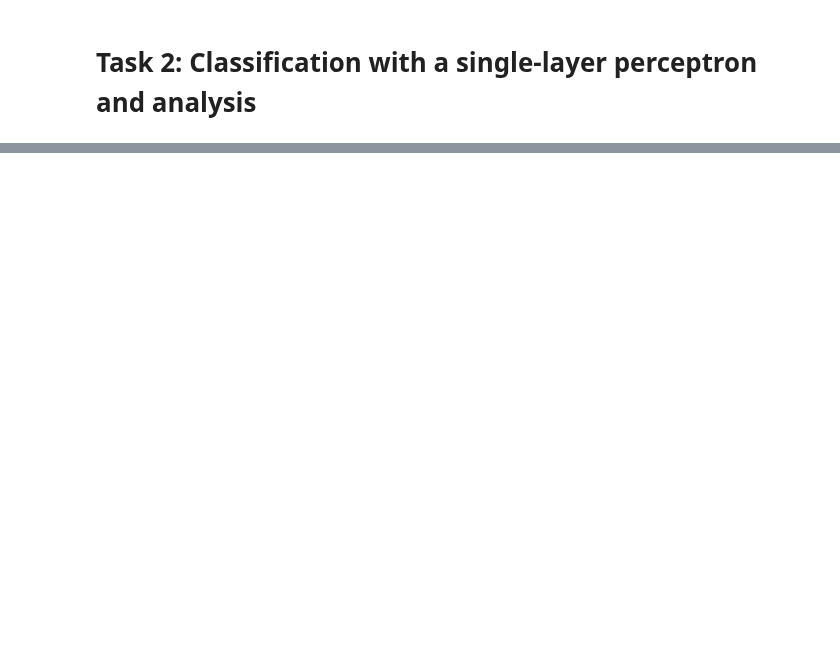
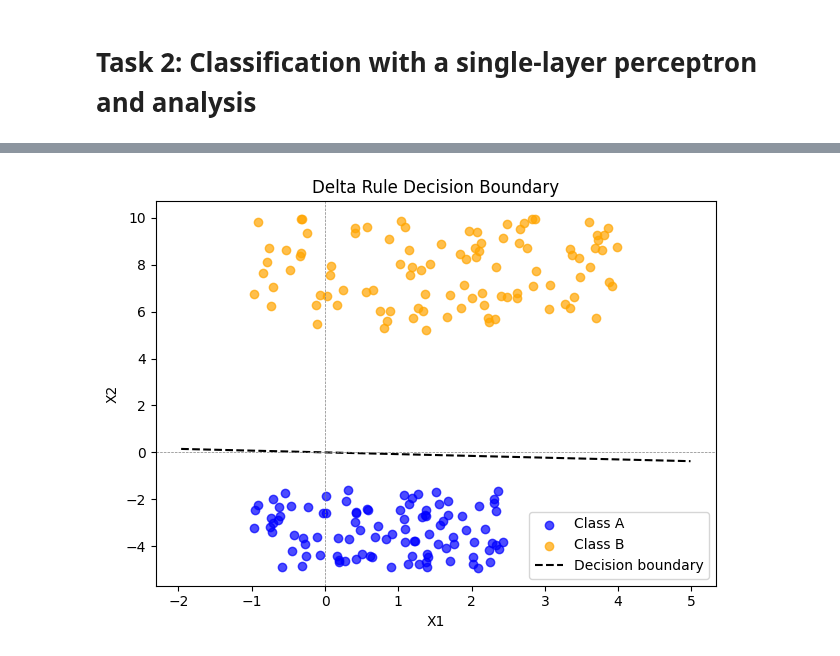
Before and after one commit to nathanansel28/DD2437, a Jupyter notebook: lab1a/task2.ipynb, the cells around one changed output, grey strips where cells are left out. Saved outputs shown, nothing was run; the diff lists cells and outputs as text; code cells hidden in the pictures; blank space fills up the shorter version.

Commit message:
lab1a - Implement delta rule

```diff
--- a/lab1a/task2.ipynb
+++ b/lab1a/task2.ipynb
@@ -22,0 +17,16 @@ plot_decision_boundary(classifier.weights, data, labels, "Perceptron Decision Bo
+# %%
+from tools import DeltaRuleClassifier
+import numpy as np
+
+classifier = DeltaRuleClassifier()
+
+data, labels = generate_dataset()
+labels = np.where(labels == 0, -1, 1)
+
+classifier.fit(data, labels)
+
+predictions = classifier.predict(data)
+# %%
+plot_decision_boundary(classifier.weights, data, labels, "Delta Rule Decision Boundary")
+# %% [output]
+[figure, added]
```
Also changed, not shown: parts of 2 cells of this notebook, 2 other files.
